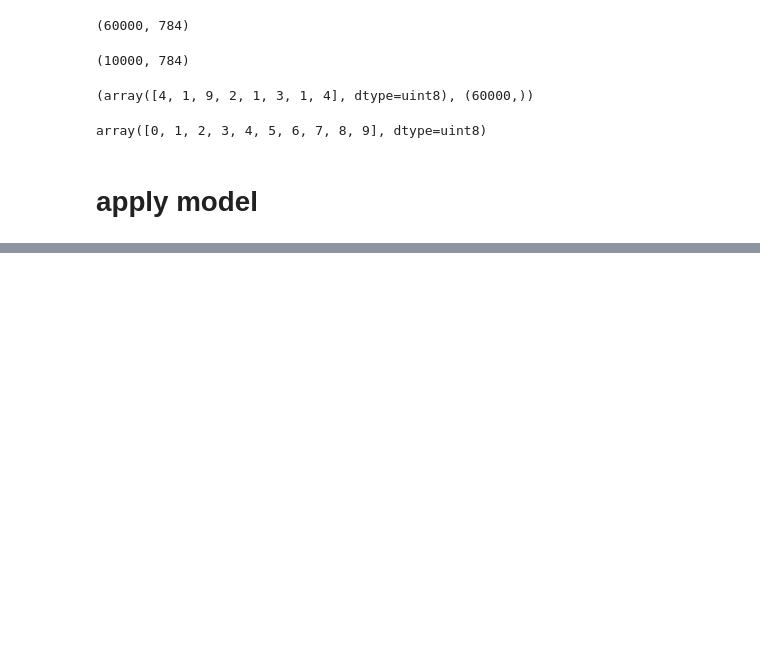
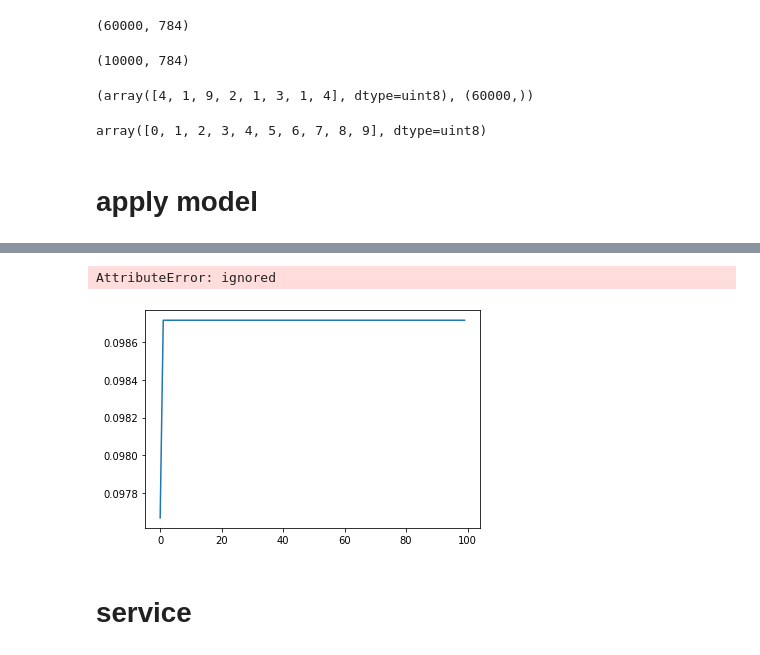
Before and after one commit to junanote/test_deeplearning, a Jupyter notebook: mnist_classification.ipynb, the cells around one changed output, grey strips where cells are left out. Saved outputs shown, nothing was run; the diff lists cells and outputs as text; code cells hidden in the pictures; blank space fills up the shorter version.

```diff
--- a/mnist_classification.ipynb
+++ b/mnist_classification.ipynb
@@ -73,0 +130,9 @@ TypeError: ignored
+# %%
+plt.plot(hist.history['acc'])
+plt.pot(hist.history['val_acc'],'r-')
+plt.show()
+# %% [output]
+AttributeError: ignored
+[figure, added]
+# %% [markdown]
+# service
```
Also changed, not shown: parts of 5 cells of this notebook.
